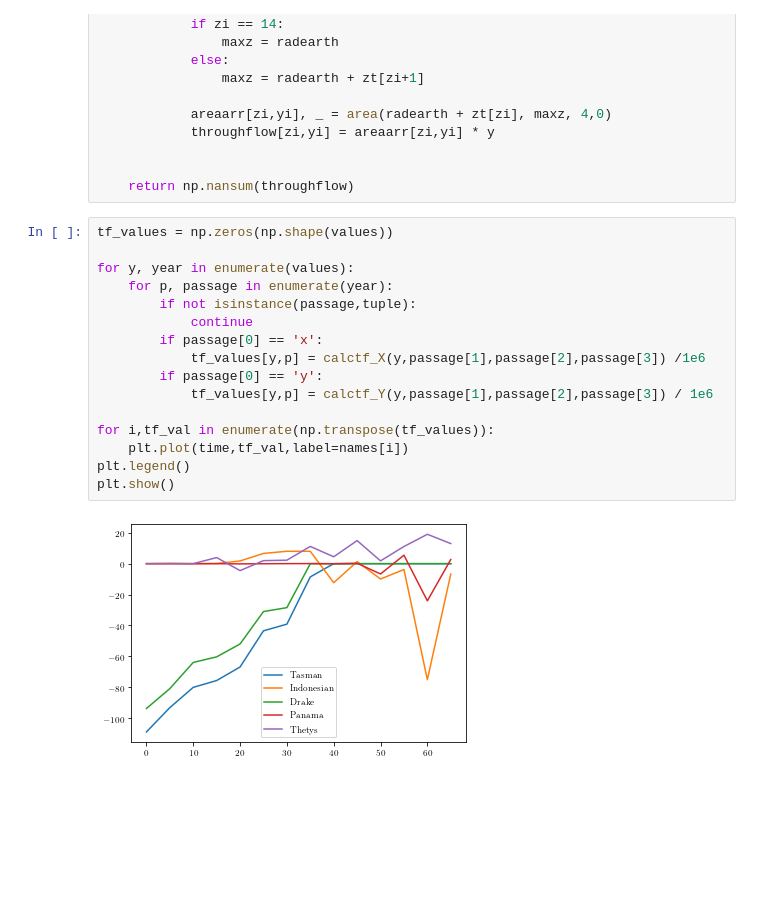
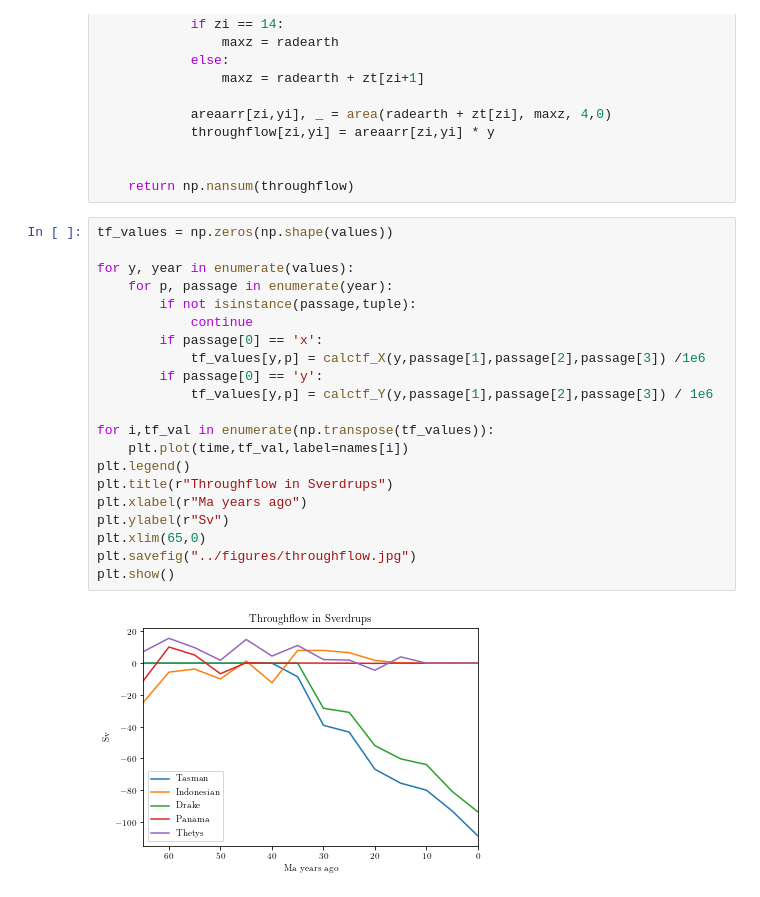
Before and after one commit to martedv/veros_bathymetry_eocene_pliocene, a Jupyter notebook: plotting/notebooks/throughflow.ipynb, the cells around one changed output. Saved outputs shown, nothing was run; the diff lists cells and outputs as text; blank space fills up the shorter version.

Commit message:
throughflow img

```diff
--- a/plotting/notebooks/throughflow.ipynb
+++ b/plotting/notebooks/throughflow.ipynb
@@ -157,18 +157,23 @@ def calctf(long, minlat, maxlat):
 # %%
 tf_values = np.zeros(np.shape(values))
 
 for y, year in enumerate(values):
     for p, passage in enumerate(year):
         if not isinstance(passage,tuple):
             continue
         if passage[0] == 'x':
             tf_values[y,p] = calctf_X(y,passage[1],passage[2],passage[3]) /1e6
         if passage[0] == 'y':
             tf_values[y,p] = calctf_Y(y,passage[1],passage[2],passage[3]) / 1e6
 
 for i,tf_val in enumerate(np.transpose(tf_values)):
     plt.plot(time,tf_val,label=names[i])
 plt.legend()
+plt.title(r"Throughflow in Sverdrups")
+plt.xlabel(r"Ma years ago")
+plt.ylabel(r"Sv")
+plt.xlim(65,0)
+plt.savefig("../figures/throughflow.jpg")
 plt.show()
 # %% [output]
-[figure, old version]
+[figure, new version]
```
Also changed, not shown: 3 other files.
